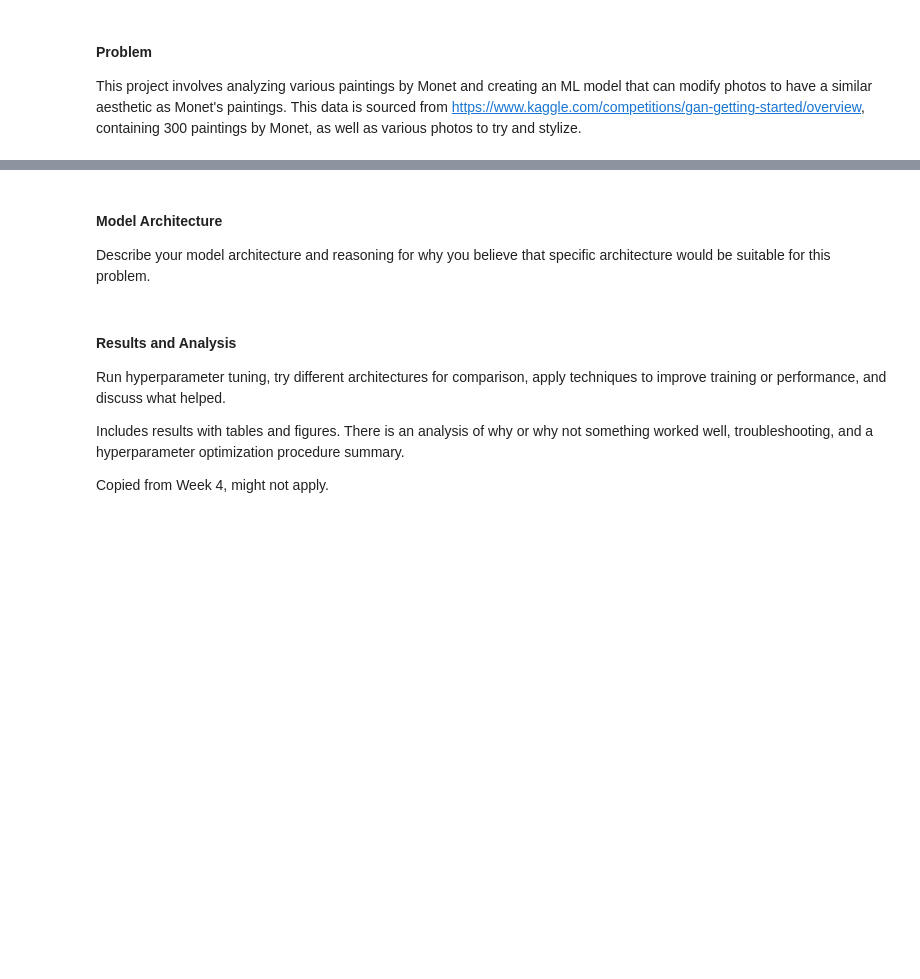
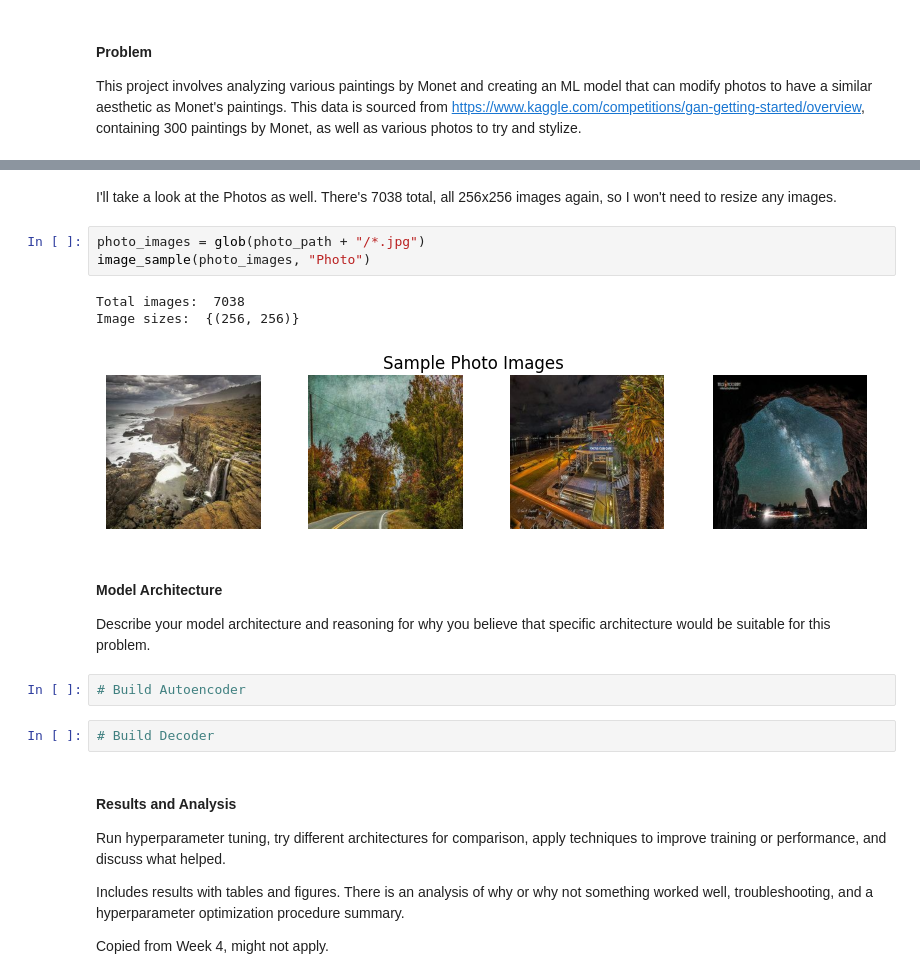
Before and after one commit to bxue2/Monet-GAN, a Jupyter notebook: Monet Gen.ipynb, the cells around one changed output, grey strips where cells are left out. Drawn from its saved outputs; the diff is of its cells as text; blank space fills up the shorter version.

```diff
--- a/Monet Gen.ipynb
+++ b/Monet Gen.ipynb
@@ -15,6 +59,19 @@ Show a few visualizations like histograms. Describe any data cleaning procedures
+# %% [markdown]
+I'll take a look at the Photos as well. There's 7038 total, all 256x256 images again, so I won't need to resize any images.
+# %%
+photo_images = glob(photo_path + "/*.jpg")
+image_sample(photo_images, "Photo")
+# %% [output]
+Total images:  7038
+Image sizes:  {(256, 256)}
+[figure, added]
 # %% [markdown]
 #### Model Architecture
 Describe your model architecture and reasoning for why you believe that specific architecture would be suitable for this problem.
+# %%
+# Build Autoencoder
+# %%
+# Build Decoder
 # %% [markdown]
 #### Results and Analysis
 Run hyperparameter tuning, try different architectures for comparison, apply techniques to improve training or performance, and discuss what helped.
```
Also changed, not shown: parts of 3 cells of this notebook.
